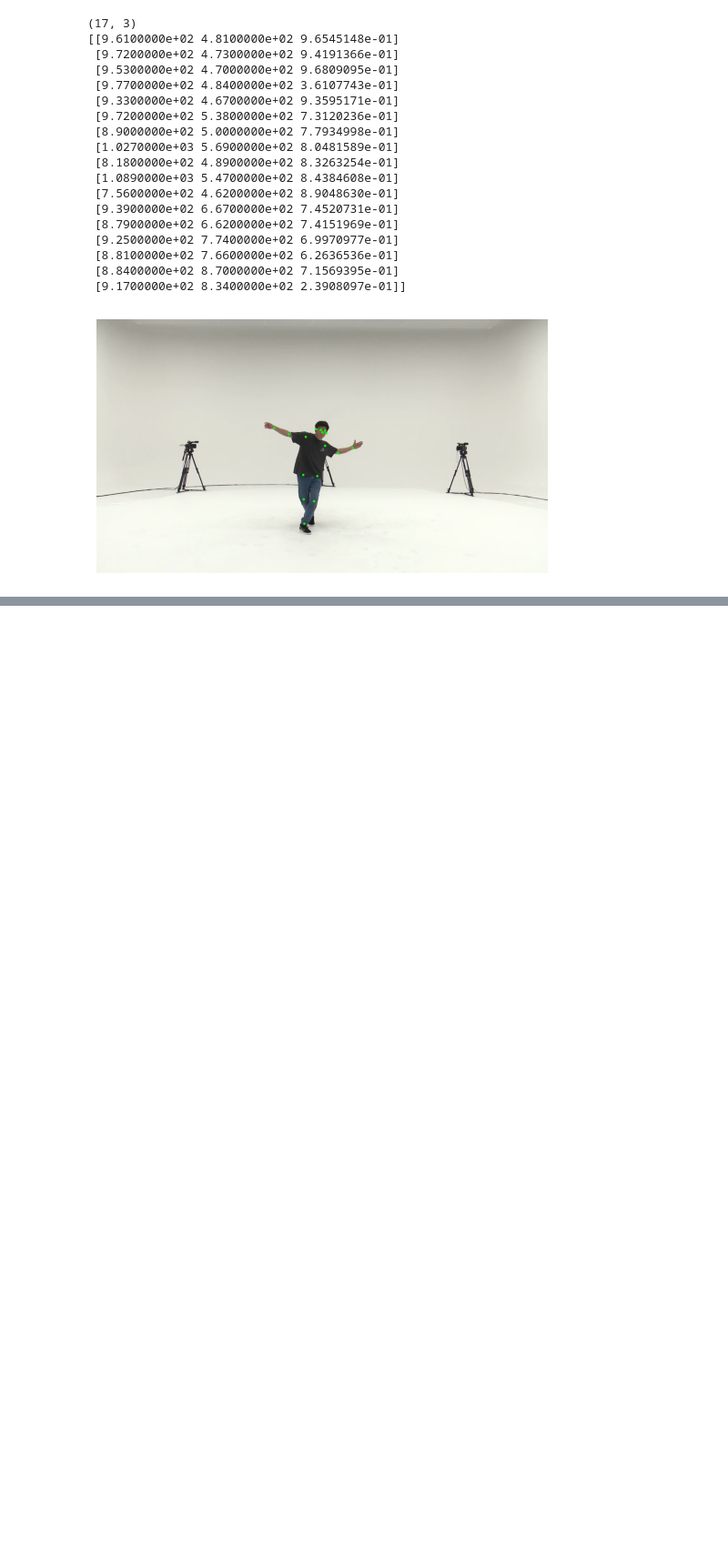
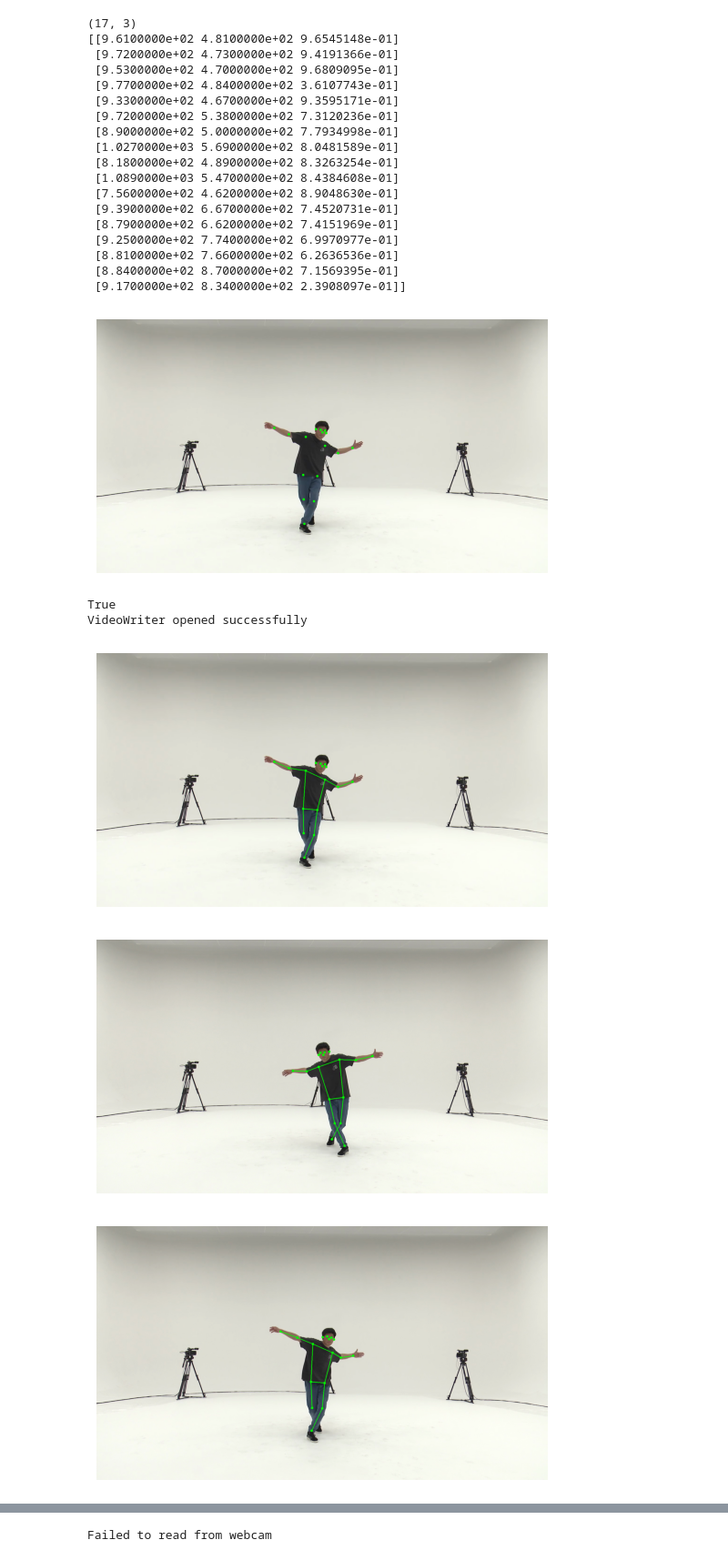
Before and after one commit to lukegeer/real-time-pose-eval, a Jupyter notebook: notebooks/data_sample_view.ipynb, the cells around one changed output, grey strips where cells are left out. Shown at 91% size. Cells and saved outputs as stored; diff of their text form; code cells hidden in the pictures; blank space fills up the shorter version.

Commit message:
wrote visualizer, video parser for live and loaded videos, and media pipe pose estimation model. All of these are demonstrated in the data_sample_view.ipynb file

```diff
--- a/notebooks/data_sample_view.ipynb
+++ b/notebooks/data_sample_view.ipynb
@@ -34,9 +35,9 @@ print(list(data.keys()))
 ['keypoints2d', 'det_scores', 'timestamps']
 # %%
 # indexing 2D keypoints of the first fram
-frame_keypoints = data['keypoints2d'][0][0]
-print(frame_keypoints.shape)
-print(frame_keypoints)
+frame_keypoints = data['keypoints2d'][0]
+print(frame_keypoints[0].shape)
+print(frame_keypoints[0])
 # %% [output]
 (17, 3)
 [[9.6100000e+02 4.8100000e+02 9.6545148e-01]
@@ -67,3 +68,45 @@ plt.axis('off')
 plt.show()
 # %% [output]
 [figure]
+# %%
+from src.parser.live_video_parser import VideoParser
+from src.util.visualizer import visualize_pose
+
+parser = VideoParser(video_path)
+
+out_path = "../data/processed/notebooks/parser_keypoints_overlay.mp4"
+print(os.path.exists(out_path))
+
+fourcc = cv2.VideoWriter_fourcc(*"avc1")
+fps = 60
+w = int(parser.cap.get(cv2.CAP_PROP_FRAME_WIDTH))
+h = int(parser.cap.get(cv2.CAP_PROP_FRAME_HEIGHT))
+writer = cv2.VideoWriter(out_path, fourcc, fps, (w, h))
+
+if not writer.isOpened():
+    print("Error: VideoWriter failed to open")
+else:
+    print("VideoWriter opened successfully")
+
+frame_idx = 0
+
+for keypoints, pkt in zip(frame_keypoints, parser):
+    frame = pkt['frame']
+
+    frame = visualize_pose(frame, keypoints)
+
+    if frame_idx % 90 == 0:
+        plt.imshow(frame)
+        plt.axis('off')
+        plt.show()
+
+    writer.write(cv2.cvtColor(frame, cv2.COLOR_RGB2BGR))
+    frame_idx += 1
+
+writer.release()
+# %% [output]
+True
+VideoWriter opened successfully
+[figure, added]
+[figure, added]
+[figure, added]
@@ -69,0 +118 @@ plt.show()
+Failed to read from webcam
```
Also changed, not shown: parts of 7 cells of this notebook, 10 other files.
